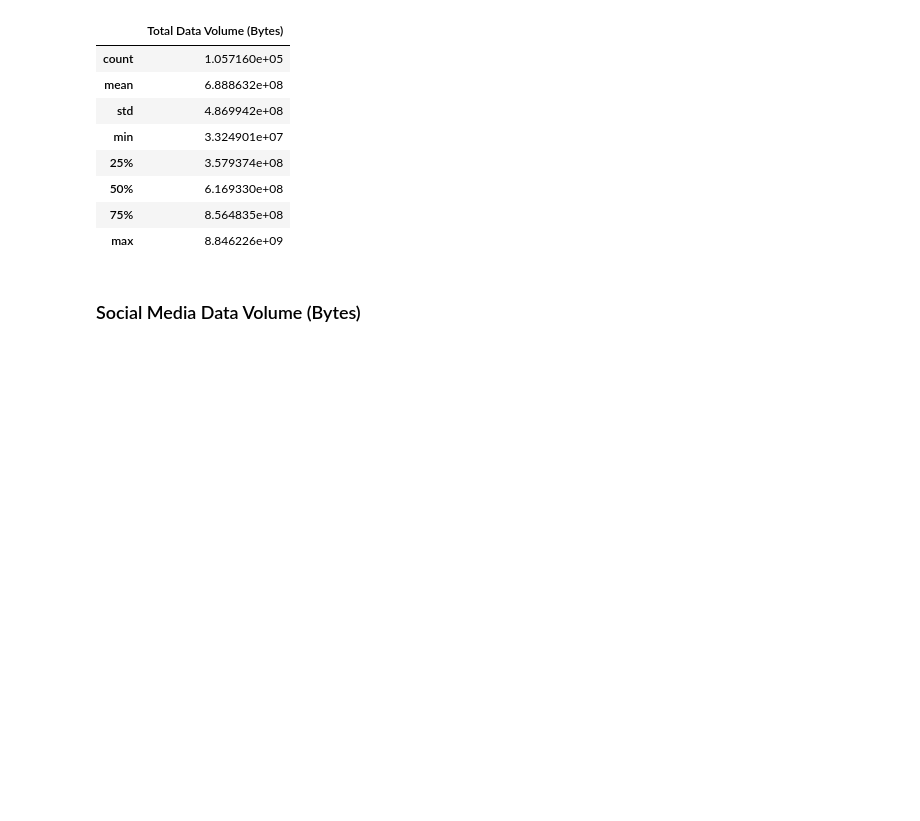
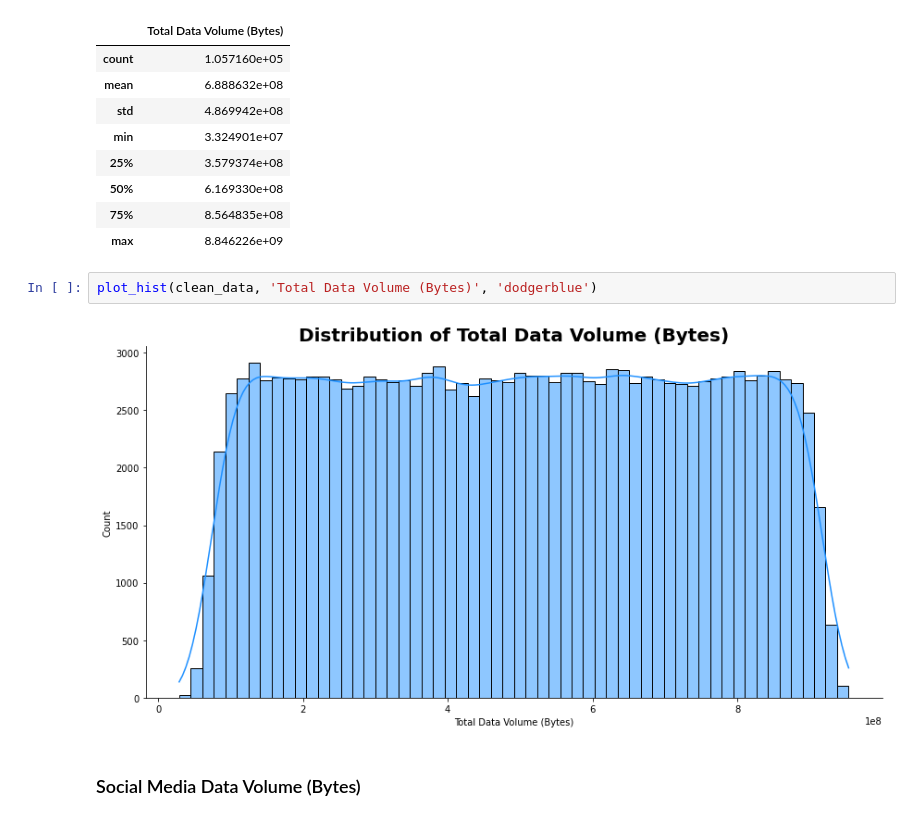
Before and after one commit to gezish/TellCo-UserDataAnalytics, a Jupyter notebook: notebooks/user_overview_analysis.ipynb, the cells around one changed output. Cells and saved outputs as stored; diff of their text form; blank space fills up the shorter version.

```diff
--- a/notebooks/user_overview_analysis.ipynb
+++ b/notebooks/user_overview_analysis.ipynb
@@ -213,6 +221,10 @@ total_data[['Total Data Volume (Bytes)']].describe()
 | 50% | 6.169330e+08 |
 | 75% | 8.564835e+08 |
 | max | 8.846226e+09 |
+# %%
+plot_hist(clean_data, 'Total Data Volume (Bytes)', 'dodgerblue')
+# %% [output]
+[figure, added]
 # %% [markdown]
 ### Social Media Data Volume (Bytes)
 # %%
```
Also changed, not shown: parts of 4 cells of this notebook.
